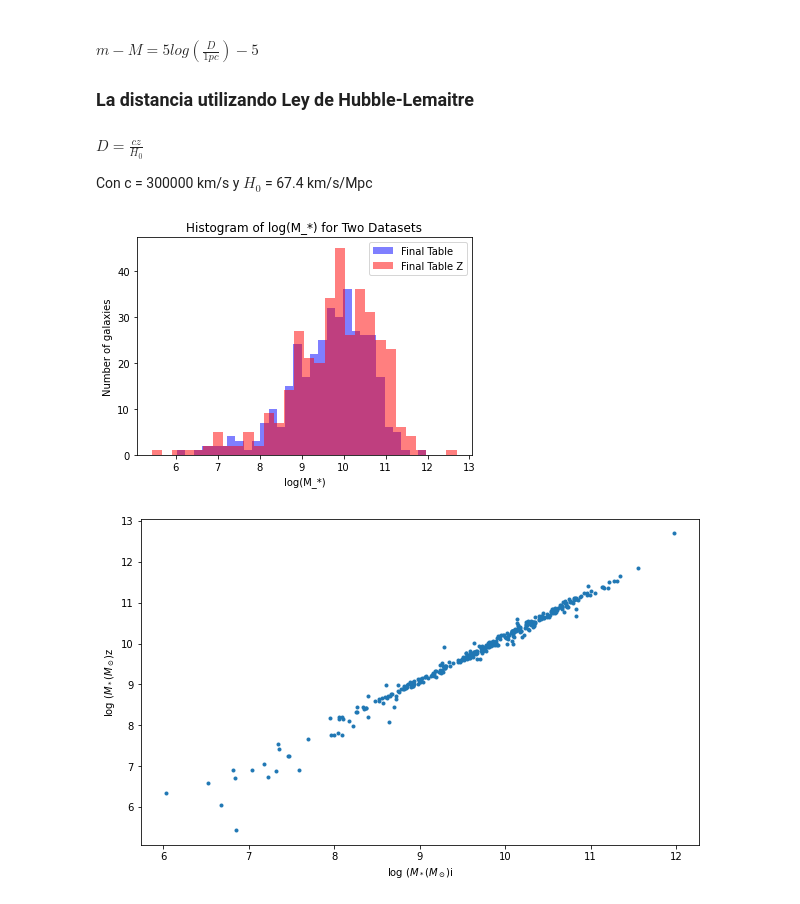
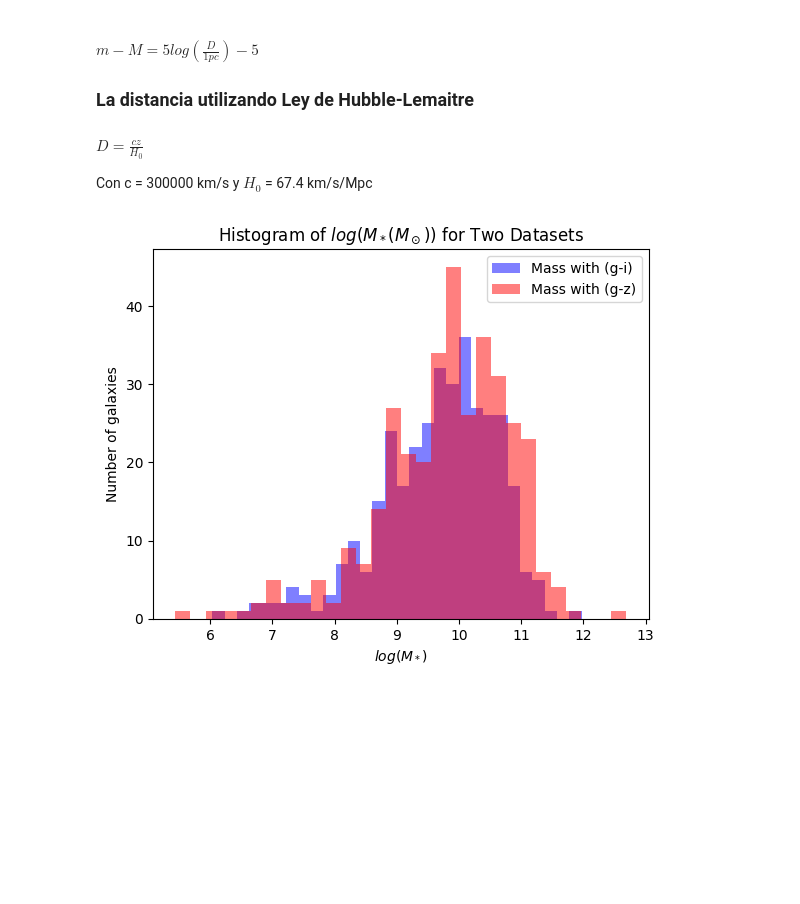
Before and after one commit to Siortiz/MorphoLS, a Jupyter notebook: Analysis/DECALS_plots.ipynb, the cells around one changed output. Saved outputs shown, nothing was run; the diff lists cells and outputs as text; code cells hidden in the pictures; blank space fills up the shorter version.

```diff
--- a/Analysis/DECALS_plots.ipynb
+++ b/Analysis/DECALS_plots.ipynb
@@ -304,30 +317,21 @@ final_table_z['log(M_*)'] = (1.15 + 0.7*(final_table_z['mag_g_2'] - final_table_
 # %%
 # Suponiendo que 'final_table' y 'final_table_z' son tus tablas
 data1 = final_table['log(M_*)']
 data2 = final_table['log(M_*)_z']
 
 # Crear el histograma con transparencia
-plt.hist(data1, bins=30, alpha=0.5, label='Final Table', color='blue')
-plt.hist(data2, bins=30, alpha=0.5, label='Final Table Z', color='red')
+plt.hist(data1, bins=30, alpha=0.5, label='Mass with (g-i)', color='blue')
+plt.hist(data2, bins=30, alpha=0.5, label='Mass with (g-z)', color='red')
 
 # Agregar etiquetas y título
-plt.xlabel('log(M_*)')
+plt.xlabel('$log(M_*)$')
 plt.ylabel('Number of galaxies')
-plt.title('Histogram of log(M_*) for Two Datasets')
+plt.title('Histogram of $log(M_*(M_\odot))$ for Two Datasets')
 
 # Agregar una leyenda
 plt.legend()
 
 # Mostrar el gráfico
 plt.show()
 # %% [output]
-[figure, old version]
+[figure, new version]
-# %%
-plt.figure(figsize=(10, 6))
-plt.scatter(data1, data2, marker = '.')
-plt.xlabel(f'log ($M_*(M_\odot$)i')
-plt.ylabel(f'log ($M_*(M_\odot$)z')
-
-plt.show()
-# %% [output]
-[figure, removed]
```
Also changed, not shown: parts of 10 cells of this notebook, 1 other file.
